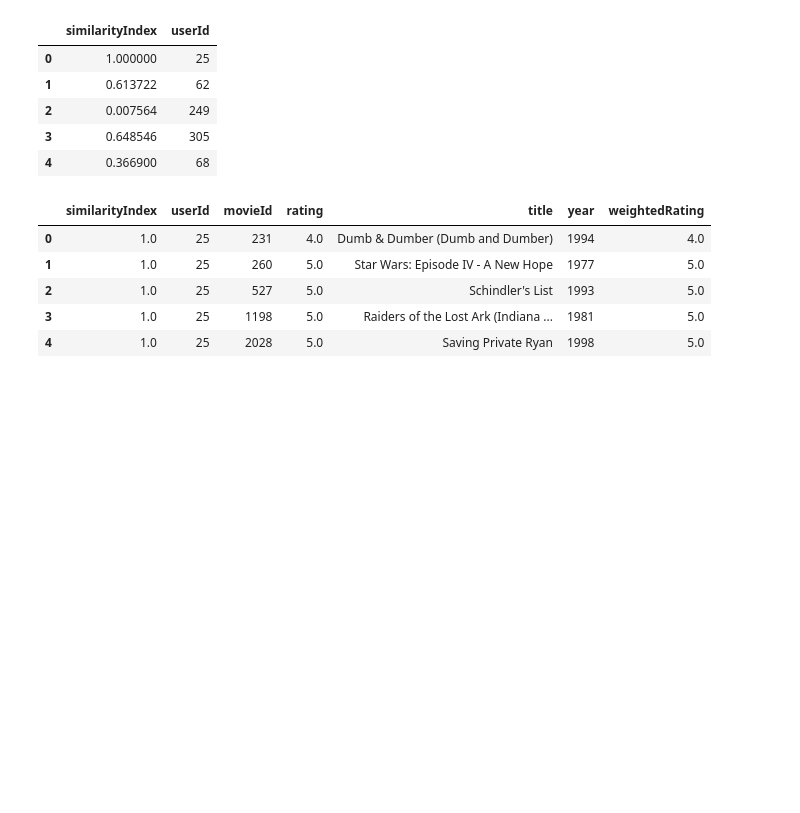
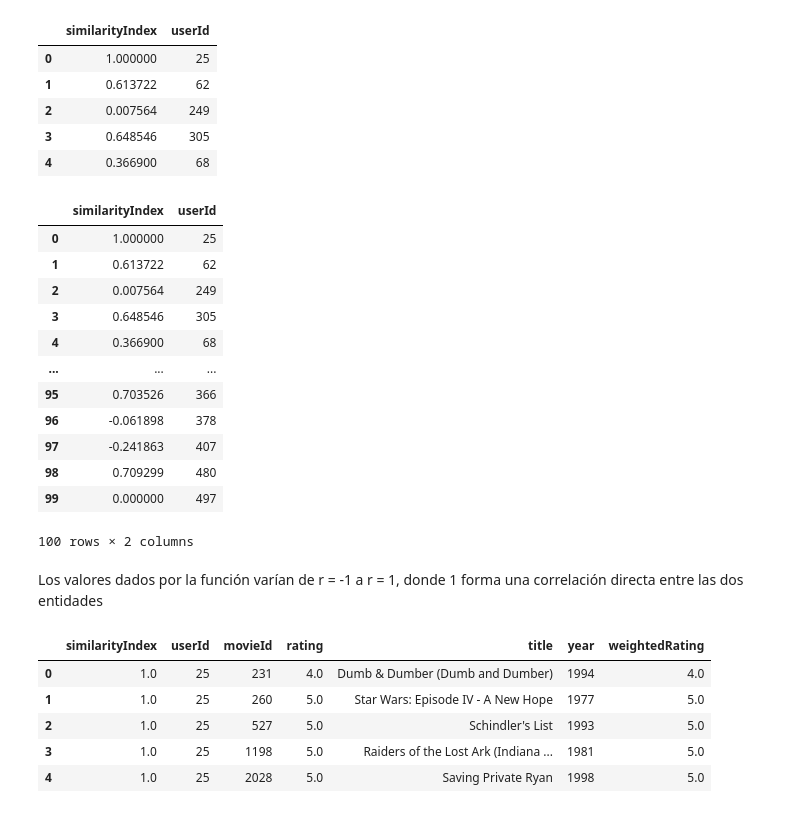
Before and after one commit to datagseoane/Movie-Recommendation-System, a Jupyter notebook: Recommendation System Algorithm.ipynb, the cells around one changed output. Drawn from its saved outputs; the diff is of its cells as text; code cells hidden in the pictures; blank space fills up the shorter version.

```diff
--- a/Recommendation System Algorithm.ipynb
+++ b/Recommendation System Algorithm.ipynb
@@ -411,6 +422,24 @@ userMatrix.head()
 | 2 | 0.007564 | 249 |
 | 3 | 0.648546 | 305 |
 | 4 | 0.366900 | 68 |
+# %%
+userMatrix
+# %% [output]
+|  | similarityIndex | userId |
+| 0 | 1.000000 | 25 |
+| 1 | 0.613722 | 62 |
+| 2 | 0.007564 | 249 |
+| 3 | 0.648546 | 305 |
+| 4 | 0.366900 | 68 |
+| ... | ... | ... |
+| 95 | 0.703526 | 366 |
+| 96 | -0.061898 | 378 |
+| 97 | -0.241863 | 407 |
+| 98 | 0.709299 | 480 |
+| 99 | 0.000000 | 497 |
+100 rows × 2 columns
+# %% [markdown]
+Los valores dados por la función varían de r = -1 a r = 1, donde 1 forma una correlación directa entre las dos entidades
 # %%
 topUsers=userMatrix.sort_values(by='similarityIndex', ascending=False)[0:50]
 # %%
```
Also changed, not shown: parts of 3 cells of this notebook.
